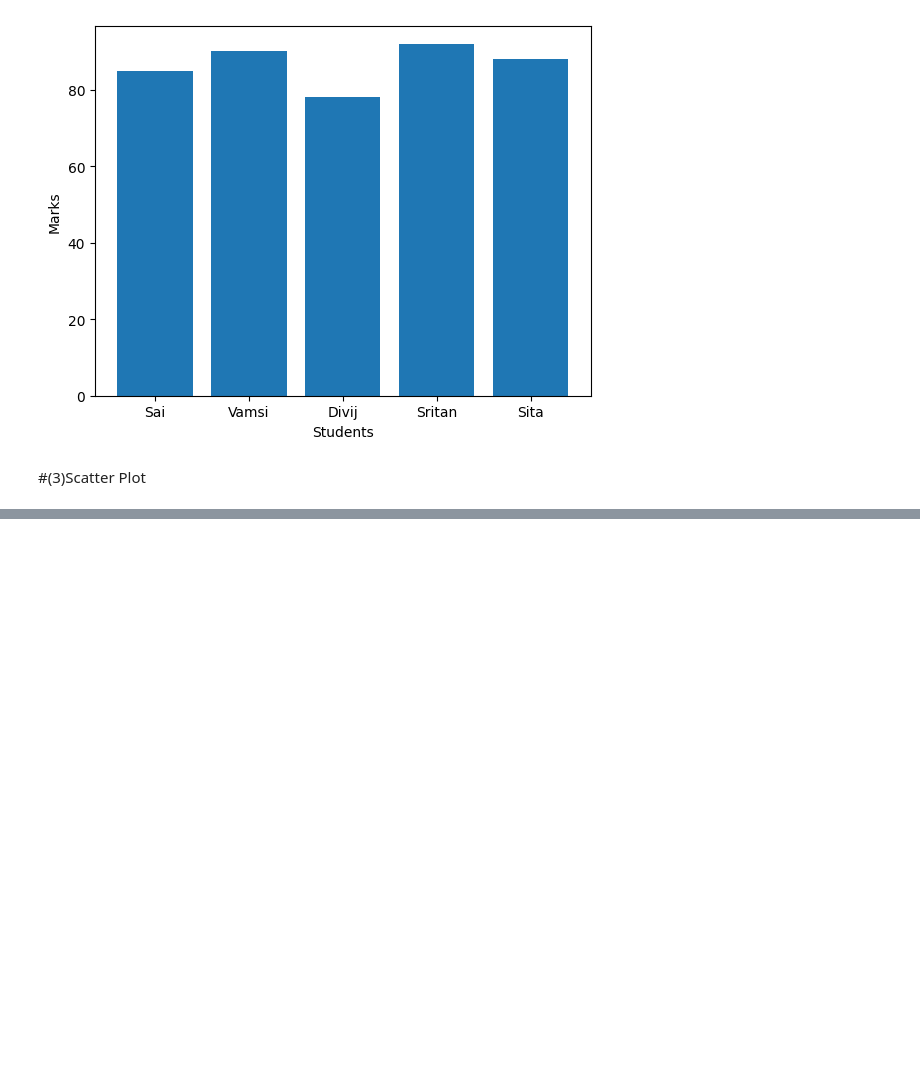
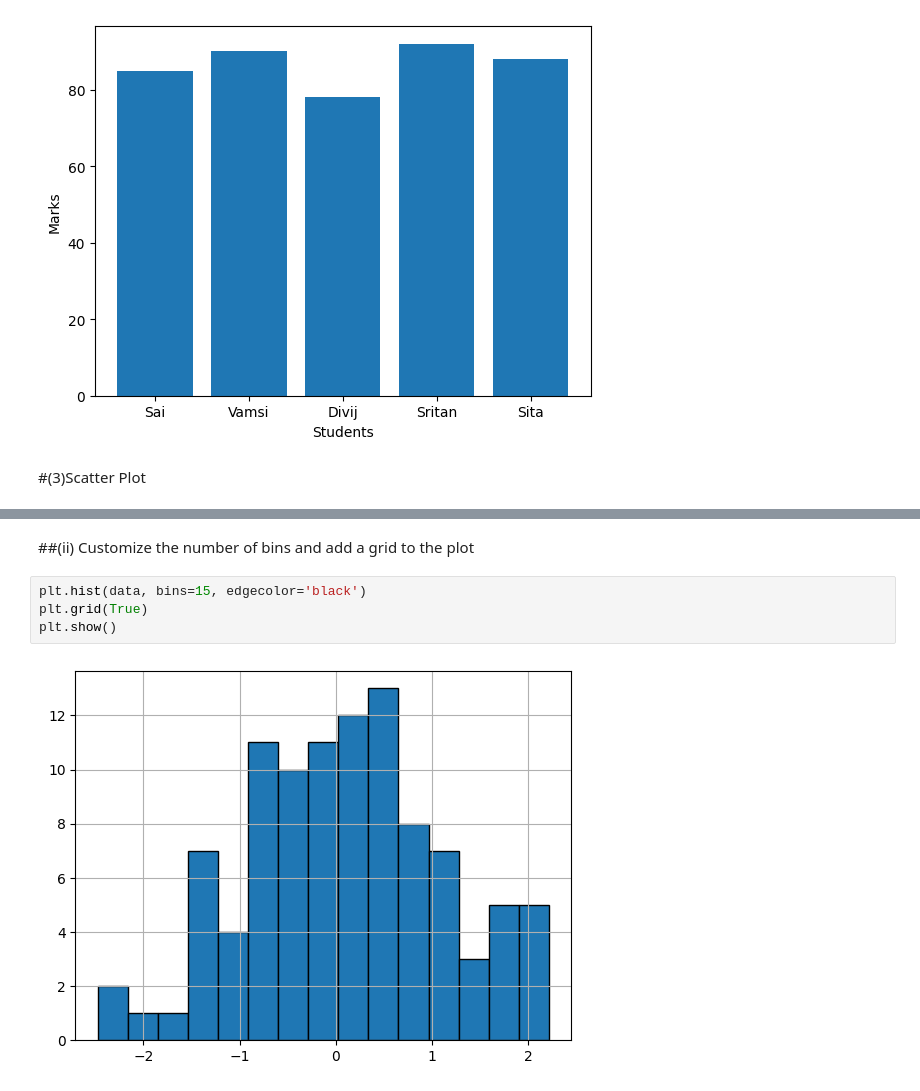
Before and after one commit to Jagadeeshkavuri1/ML_assignments, a Jupyter notebook: assignment-3.ipynb, the cells around one changed output, grey strips where cells are left out. Saved outputs shown, nothing was run; the diff lists cells and outputs as text; blank space fills up the shorter version.

```diff
--- a/assignment-3.ipynb
+++ b/assignment-3.ipynb
@@ -62,0 +96,8 @@ plt.show()
+# %% [markdown]
+##(ii) Customize the number of bins and add a grid to the plot
+# %%
+plt.hist(data, bins=15, edgecolor='black')
+plt.grid(True)
+plt.show()
+# %% [output]
+[figure, added]
```
Also changed, not shown: parts of 35 cells of this notebook.
